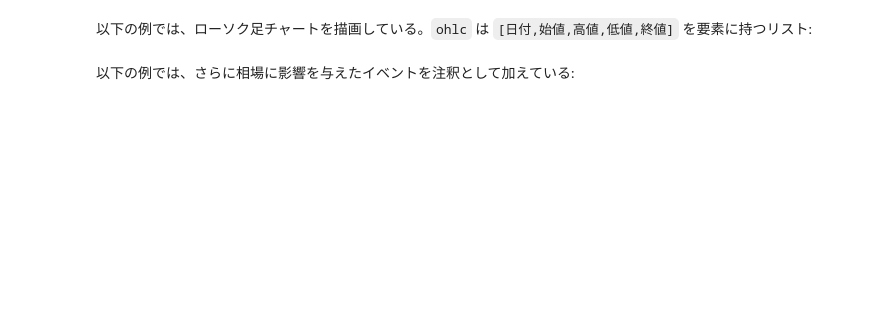
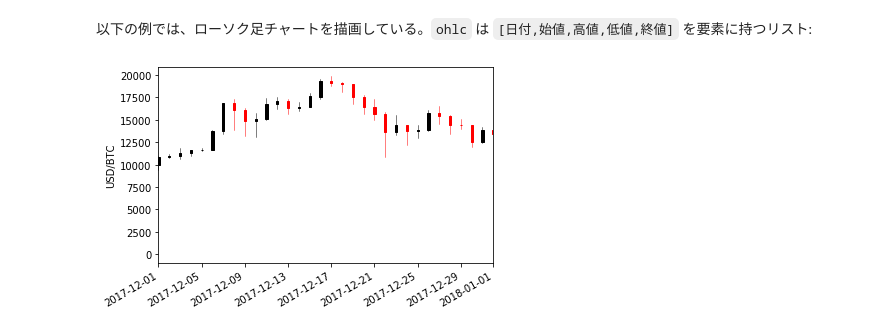
Before and after one commit to kojishun/OCS-04-python-02, a Jupyter notebook: btc.ipynb, the cells around one changed output. Cells and saved outputs as stored; diff of their text form; code cells hidden in the pictures; blank space fills up the shorter version.

```diff
--- a/btc.ipynb
+++ b/btc.ipynb
@@ -26,23 +30,21 @@ ax.set_xlim(["2017/11/1", "2018/4/30"])
 # %%
 import matplotlib.pyplot as plt
 from mpl_finance import candlestick_ohlc
 from matplotlib.dates import date2num
 
 import pandas as pd
-from datetime import datetime
+import datetime
 
 fig = plt.figure()
 ax = plt.subplot(1,1, 1)
-
 
 df = pd.read_csv("BTC-USD.csv", index_col = 0, parse_dates=True)
 ohlc = [(date2num(x.date()), val["Open"], val["High"], val["Low"], val["Close"]) for x, val in df.iterrows()]
 candlestick_ohlc(ax, ohlc)
 
-ax.set_xlim(df.index[0], df.index[-1])
-ax.set_xlim(["2017/12/1", "2018/1/1"])
+ax.set_xlim([datetime.date(2017, 12, 1), datetime.date(2018, 1, 1)])
 fig.autofmt_xdate()
 ax.set_ylabel("USD/BTC")
 plt.show()
+# %% [output]
+[figure, added]
-# %% [markdown]
-以下の例では、さらに相場に影響を与えたイベントを注釈として加えている:
```
Also changed, not shown: parts of 2 cells of this notebook, 5 other files.
